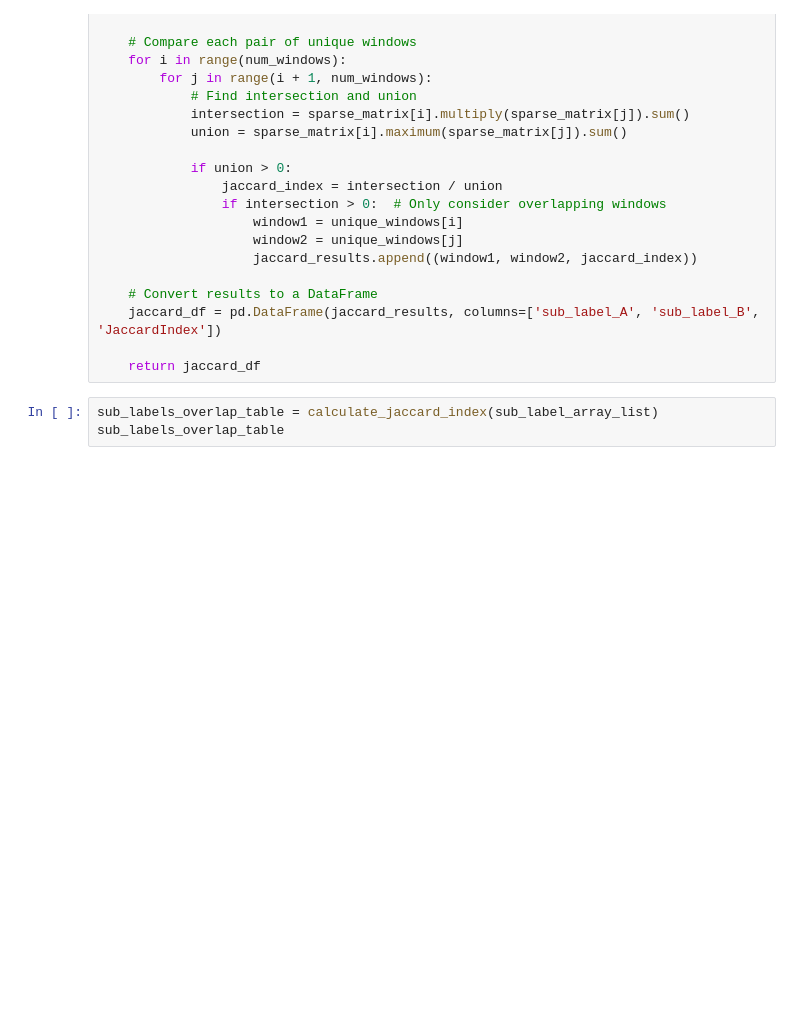
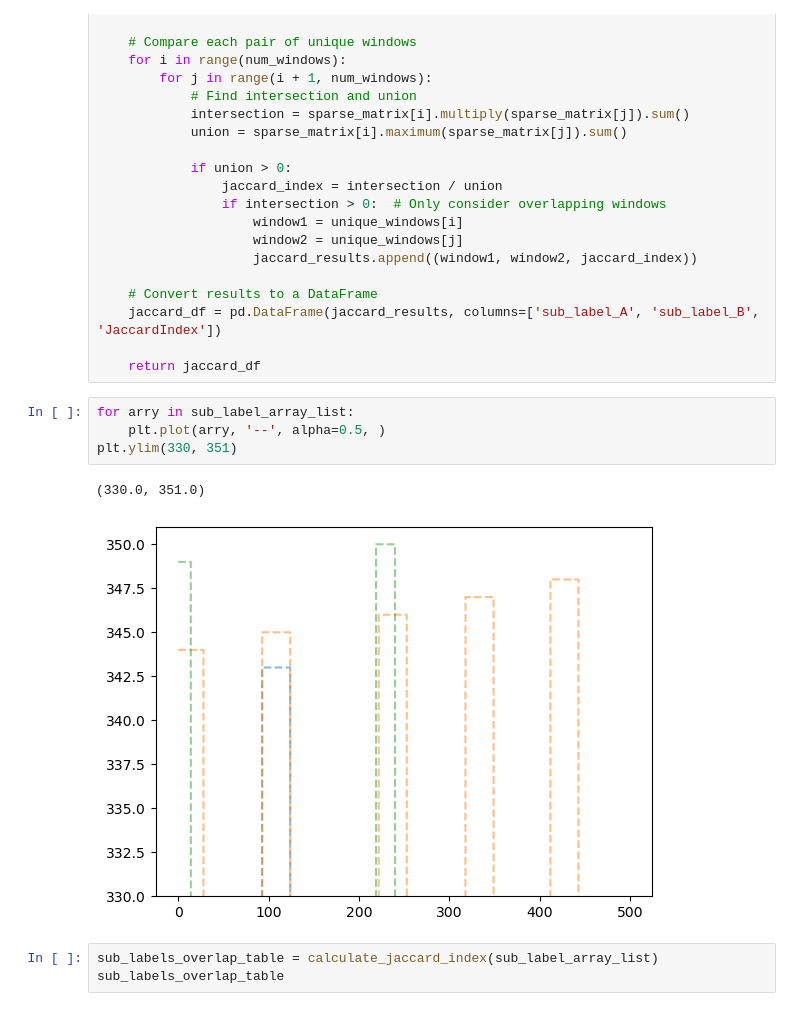
Before and after one commit to zoccoler/napari-signal-classifier, a Jupyter notebook: notebooks/WIP_sub_signal_classification_step_by_step.ipynb, the cells around one changed output. Cells and saved outputs as stored; diff of their text form; blank space fills up the shorter version.

```diff
--- a/notebooks/WIP_sub_signal_classification_step_by_step.ipynb
+++ b/notebooks/WIP_sub_signal_classification_step_by_step.ipynb
@@ -1056,6 +1165,13 @@ def calculate_jaccard_index(arrays):
     jaccard_df = pd.DataFrame(jaccard_results, columns=['sub_label_A', 'sub_label_B', 'JaccardIndex'])
 
     return jaccard_df
+# %%
+for arry in sub_label_array_list:
+    plt.plot(arry, '--', alpha=0.5, )
+plt.ylim(330, 351)
+# %% [output]
+(330.0, 351.0)
+[figure, added]
 # %%
 sub_labels_overlap_table = calculate_jaccard_index(sub_label_array_list)
 sub_labels_overlap_table
```
Also changed, not shown: parts of 10 cells of this notebook, 1 other file.
